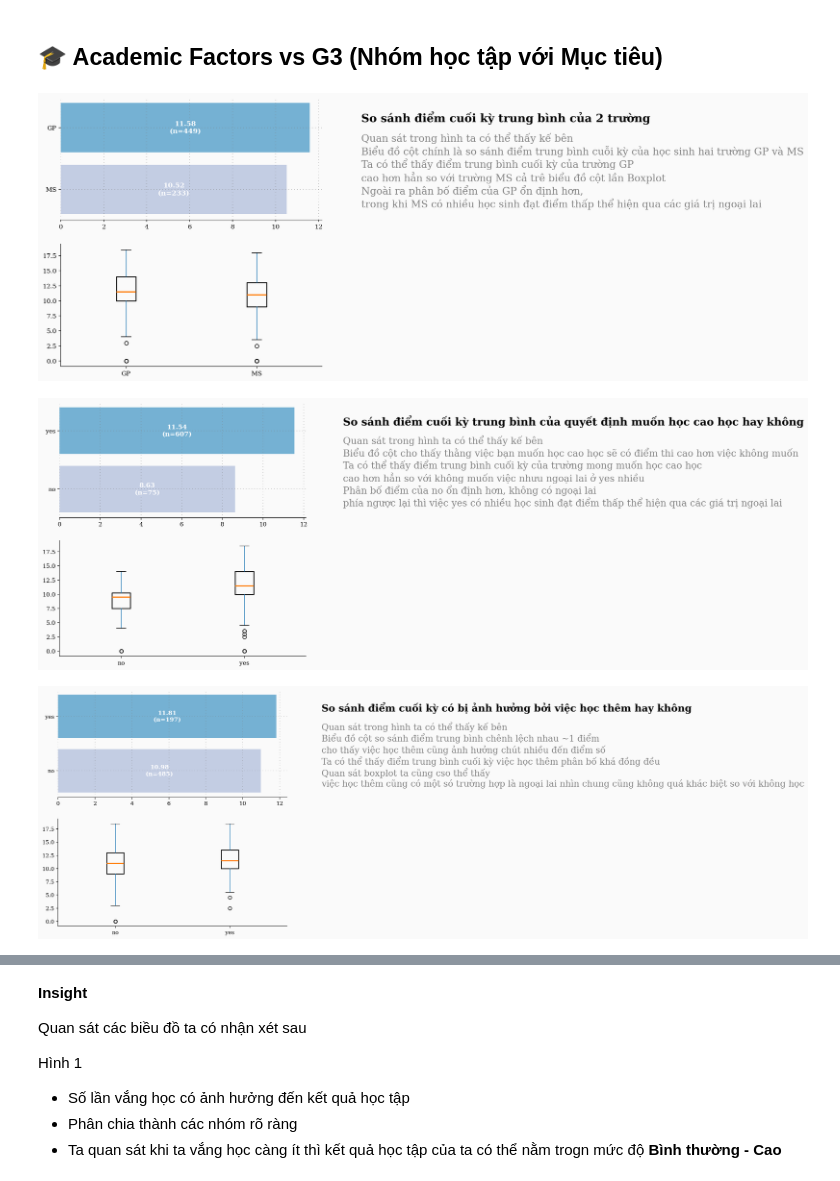
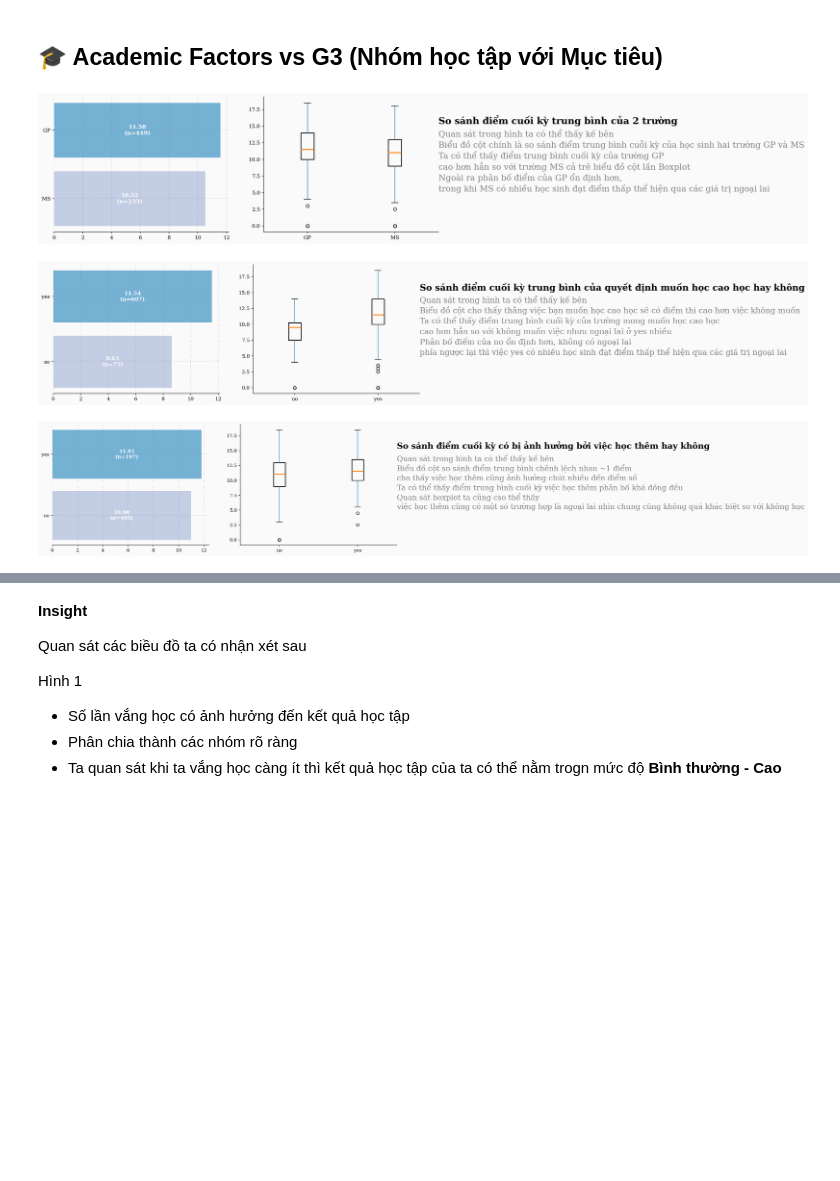
Before and after one commit to TienNguyen0712/student-alcohol-consumption-data-mining, a Jupyter notebook: notebooks/03_eda.ipynb, the cells around one changed output, grey strips where cells are left out. Saved outputs shown, nothing was run; the diff lists cells and outputs as text; code cells hidden in the pictures; blank space fills up the shorter version.

```diff
--- a/notebooks/03_eda.ipynb
+++ b/notebooks/03_eda.ipynb
@@ -99,12 +99,15 @@ school_stats = (student_merge
 
 colors = palette
 
-fig = plt.figure(figsize=(12, 8))
-gs = fig.add_gridspec(2, 2, height_ratios=[1, 1], width_ratios=[2, 1], hspace=0.2, wspace=0.2)
+fig = plt.figure(figsize=(20,17))
+
+
+gs = fig.add_gridspec(3, 3)
+gs.update(wspace=0.2, hspace=0.25)
 
 ax_bar = fig.add_subplot(gs[0, 0])
-ax_text = fig.add_subplot(gs[0, 1])
-ax_box = fig.add_subplot(gs[1, 0])
+ax_box = fig.add_subplot(gs[0, 1])
+ax_text = fig.add_subplot(gs[0, 2])
 
 
 ax_bar.barh(school_stats.index, school_stats['mean'], color=colors, alpha=0.9)
@@ -122,36 +125,36 @@ ax_bar.set_ylabel("")
 for s in ['top', 'right', 'left']:
     ax_bar.spines[s].set_visible(False)
 
 ax_bar.grid(which='major', axis='x', zorder=0, color='gray', linestyle=':', dashes=(1,5))
 ax_bar.grid(color='gray', linestyle=':', axis='y', zorder=0,  dashes=(1,5))
 
 student_merge.boxplot(column='G3', by='school', ax=ax_box,
                       grid=False,
                       boxprops=dict(linewidth=1.5),
                       medianprops=dict(linewidth=2))
 for s in ['top', 'right']:
     ax_box.spines[s].set_visible(False)
 
 ax_box.set_xlabel("")
 ax_box.set_ylabel("")
 ax_box.set_title("")
 
 plt.suptitle("")
 ax_text.axis('off')  # Ẩn trục
 
-ax_text.text(0, 0.8,
+ax_text.text(-0.2, 0.8,
              "So sánh điểm cuối kỳ trung bình của 2 trường",
              fontsize=18, fontweight='bold', fontfamily='serif')
 
-ax_text.text(0, 0.1,
+ax_text.text(-0.2, 0.3,
              "Quan sát trong hình ta có thể thấy kế bên\nBiểu đồ cột chính là so sánh điểm trung bình cuỗi kỳ của học sinh hai trường GP và MS\n"
              "Ta có thể thấy điểm trung bình cuối kỳ của trường GP \ncao hơn hẳn so với trường MS cả trê biểu đồ cột lần Boxplot\n"
              "Ngoài ra phân bố điểm của GP ổn định hơn, \ntrong khi MS có nhiều học sinh đạt điểm thấp thể hiện qua các giá trị ngoại lai",
              fontsize=16,  color="gray")
 
 plt.show()
 # %% [output]
-[figure, old version]
+[figure, new version]
 # %%
 higher_stats = (student_merge
                 .groupby('higher')['G3']
@@ -160,13 +163,14 @@ higher_stats = (student_merge
 
 colors = palette
 
-fig = plt.figure(figsize=(12, 8))
-gs = fig.add_gridspec(2, 2, height_ratios=[1, 1], width_ratios=[2, 1], hspace=0.2, wspace=0.2)
+fig = plt.figure(figsize=(20,17))
+
+gs = fig.add_gridspec(3, 3)
+gs.update(wspace=0.2, hspace=0.25)
 
 ax_bar = fig.add_subplot(gs[0, 0])
-ax_text = fig.add_subplot(gs[0, 1])
-ax_box = fig.add_subplot(gs[1, 0])
-
+ax_box = fig.add_subplot(gs[0, 1])
+ax_text = fig.add_subplot(gs[0, 2])
 
 ax_bar.barh(higher_stats.index, higher_stats['mean'], color=colors, alpha=0.9)
 
@@ -201,11 +205,11 @@ ax_box.set_title("")
 plt.suptitle("")
 ax_text.axis('off')  # Ẩn trục
 
-ax_text.text(0, 0.8,
+ax_text.text(-0.2, 0.8,
              "So sánh điểm cuối kỳ trung bình của quyết định muốn học cao học hay không",
              fontsize=18, fontweight='bold', fontfamily='serif')
 
-ax_text.text(0, 0.1,
+ax_text.text(-0.2, 0.3,
              "Quan sát trong hình ta có thể thấy kế bên\nBiểu đồ cột cho thấy thằng việc bạn muốn học cao học sẽ có điểm thi cao hơn việc không muốn\n"
              "Ta có thể thấy điểm trung bình cuối kỳ của trường mong muốn học cao học \ncao hơn hẳn so với không muốn việc nhưu ngoại lai ở yes nhiều\n"
              "Phân bố điểm của no ổn định hơn, không có ngoại lai \nphía ngược lại thì việc yes có nhiều học sinh đạt điểm thấp thể hiện qua các giá trị ngoại lai",
@@ -213,7 +217,7 @@ ax_text.text(0, 0.1,
 
 plt.show()
 # %% [output]
-[figure, old version]
+[figure, new version]
 # %%
 paid_stats = (student_merge
                 .groupby('paid')['G3']
@@ -222,12 +226,14 @@ paid_stats = (student_merge
 
 colors = palette
 
-fig = plt.figure(figsize=(12, 8))
-gs = fig.add_gridspec(2, 2, height_ratios=[1, 1], width_ratios=[2, 1], hspace=0.2, wspace=0.2)
+fig = plt.figure(figsize=(20,17))
+
+gs = fig.add_gridspec(3, 3)
+gs.update(wspace=0.2, hspace=0.25)
 
 ax_bar = fig.add_subplot(gs[0, 0])
-ax_text = fig.add_subplot(gs[0, 1])
-ax_box = fig.add_subplot(gs[1, 0])
+ax_box = fig.add_subplot(gs[0, 1])
+ax_text = fig.add_subplot(gs[0, 2])
 
 
 ax_bar.barh(paid_stats.index, paid_stats['mean'], color=colors, alpha=0.9)
@@ -263,11 +269,11 @@ ax_box.set_title("")
 plt.suptitle("")
 ax_text.axis('off')  # Ẩn trục
 
-ax_text.text(0, 0.8,
+ax_text.text(-0.2, 0.8,
              "So sánh điểm cuối kỳ có bị ảnh hưởng bởi việc học thêm hay không",
              fontsize=18, fontweight='bold', fontfamily='serif')
 
-ax_text.text(0, 0.1,
+ax_text.text(-0.2, 0.3,
              "Quan sát trong hình ta có thể thấy kế bên\nBiểu đồ cột so sánh điểm trung bình chênh lệch nhau ~1 điểm\ncho thấy việc học thêm cũng ảnh hưởng chút nhiều đến điểm số\n"
              "Ta có thể thấy điểm trung bình cuối kỳ việc học thêm phân bố khá đồng đều\n"
              "Quan sát boxplot ta cũng cso thể thấy \nviệc học thêm cũng có một só trường hợp là ngoại lai nhìn chung cũng không quá khác biệt so với không học",
@@ -275,7 +281,7 @@ ax_text.text(0, 0.1,
 
 plt.show()
 # %% [output]
-[figure, old version]
+[figure, new version]
 # %%
 student_merge["Type"] = pd.cut(
     student_merge["G3"],
```
Also changed, not shown: parts of 7 cells of this notebook.
